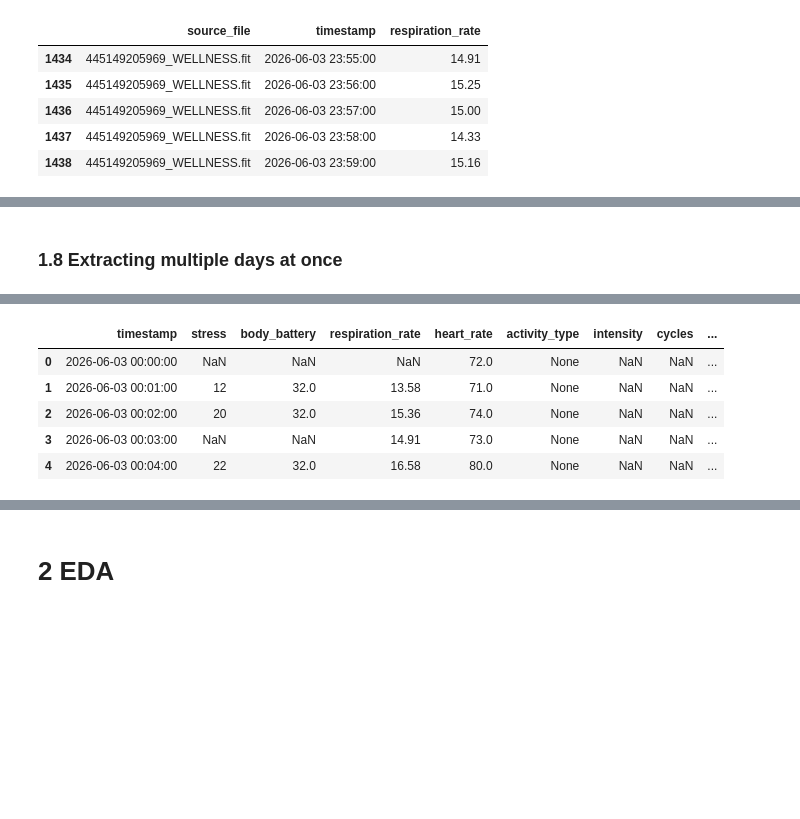
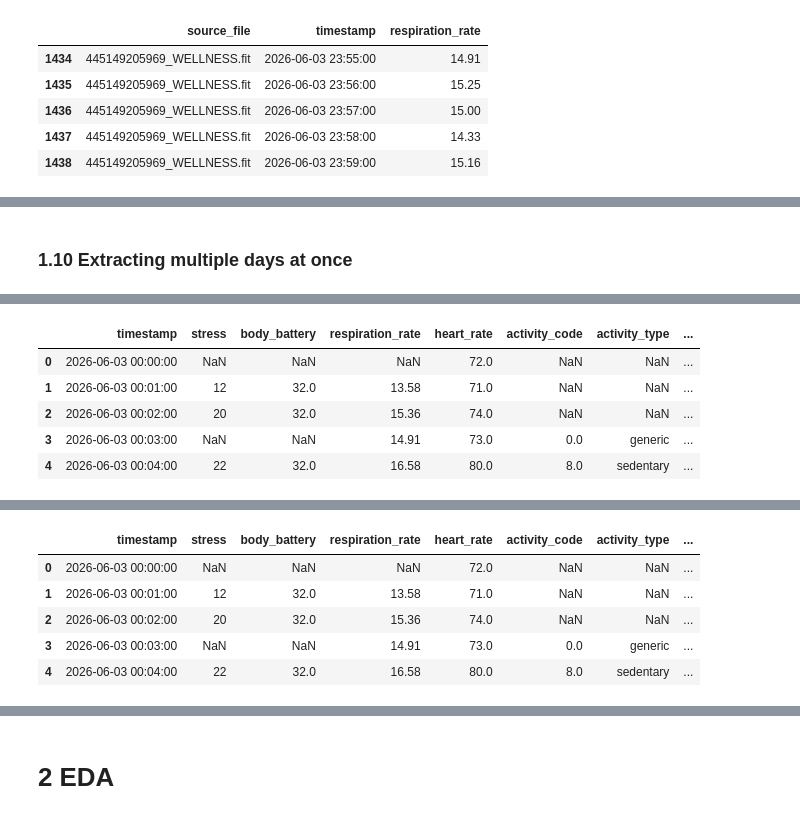
Before and after one commit to Xenoxort/ML4QS, a Jupyter notebook: notebooks/00_data_exportation.ipynb, the cells around one changed output, grey strips where cells are left out. Saved outputs shown, nothing was run; the diff lists cells and outputs as text; code cells hidden in the pictures; blank space fills up the shorter version.

```diff
--- a/notebooks/00_data_exportation.ipynb
+++ b/notebooks/00_data_exportation.ipynb
@@ -551,6 +718,7 @@ daily_df = build_daily_df(
     body_battery_df,
     respiration_df,
     monitoring_df,
+    events_df,
     first_date
 )
 
@@ -633,10 +864,12 @@ def save_daily_df(
 def extract_day(
     curr_date,
     local_offset,
-    garmin_epoch
+    garmin_epoch,
+    cognitive_logs
 ):
     """
     Complete extraction pipeline for one day.
+    Returns one 1-minute dataframe for curr_date.
     """
 
     data_dir = Path(f"../data/{curr_date}")
@@ -669,20 +902,35 @@ def extract_day(
         curr_date
     )
 
+    events_df = extract_activity_events(
+        wellness_files,
+        garmin_epoch,
+        local_offset
+    )
+
     daily_df = build_daily_df(
         stress_df,
         body_battery_df,
         respiration_df,
         monitoring_df,
+        events_df,
         curr_date
     )
 
+    daily_df = add_cognitive_target(
+        daily_df,
+        curr_date,
+        cognitive_logs
+    )
+
+    #daily_df["date"] = pd.to_datetime(curr_date).date()
+
     return daily_df
 # %% [markdown]
-### 1.8 Extracting multiple days at once
+### 1.10 Extracting multiple days at once
 # %%
 # ============================================================
-# Process all dates
+# Process all dates into one full dataframe
 # ============================================================
 
 dates = [
@@ -690,26 +938,46 @@ dates = [
     "2026-06-04"
 ]
 
+daily_dfs = []
+
 for curr_date in dates:
 
     print(f"\nProcessing {curr_date}")
 
-    daily_df = extract_day(
+    day_df = extract_day(
         curr_date,
         LOCAL_OFFSET,
-        GARMIN_EPOCH
+        GARMIN_EPOCH,
+        COGNITIVE_LOGS
     )
 
-    save_daily_df(
-        daily_df,
-        curr_date
-    )
+    daily_dfs.append(day_df)
 
-    print("Shape:", daily_df.shape)
+    print("Shape:", day_df.shape)
 
     print("\nMissing values:")
-    print(daily_df.isna().sum())
+    print(day_df.isna().sum())
 
-    display(daily_df.head())
+    display(day_df.head())
+
+full_df = (
+    pd.concat(
+        daily_dfs,
+        ignore_index=True
+    )
+)
+
+save_full_df(
+    full_df,
+    filename="full_df.csv"
+)
+
+print("\nFull dataframe shape:", full_df.shape)
+
+print("\nFull dataframe missing values:")
+print(full_df.isna().sum())
+
+display(full_df.head())
+display(full_df.tail())
 # %% [output]
 Processing 2026-06-03
@@ -730,8 +995,8 @@ active_calories     1355
 dtype: int64
-|  | timestamp | stress | body_battery | respiration_rate | heart_rate | activity_type | intensity | cycles | ... |
-| 0 | 2026-06-03 00:00:00 | NaN | NaN | NaN | 72.0 | None | NaN | NaN | ... |
-| 1 | 2026-06-03 00:01:00 | 12 | 32.0 | 13.58 | 71.0 | None | NaN | NaN | ... |
-| 2 | 2026-06-03 00:02:00 | 20 | 32.0 | 15.36 | 74.0 | None | NaN | NaN | ... |
-| 3 | 2026-06-03 00:03:00 | NaN | NaN | 14.91 | 73.0 | None | NaN | NaN | ... |
-| 4 | 2026-06-03 00:04:00 | 22 | 32.0 | 16.58 | 80.0 | None | NaN | NaN | ... |
+|  | timestamp | stress | body_battery | respiration_rate | heart_rate | activity_code | activity_type | ... |
+| 0 | 2026-06-03 00:00:00 | NaN | NaN | NaN | 72.0 | NaN | NaN | ... |
+| 1 | 2026-06-03 00:01:00 | 12 | 32.0 | 13.58 | 71.0 | NaN | NaN | ... |
+| 2 | 2026-06-03 00:02:00 | 20 | 32.0 | 15.36 | 74.0 | NaN | NaN | ... |
+| 3 | 2026-06-03 00:03:00 | NaN | NaN | 14.91 | 73.0 | 0.0 | generic | ... |
+| 4 | 2026-06-03 00:04:00 | 22 | 32.0 | 16.58 | 80.0 | 8.0 | sedentary | ... |
 Processing 2026-06-04
@@ -758,0 +1035,6 @@ dtype: int64
+|  | timestamp | stress | body_battery | respiration_rate | heart_rate | activity_code | activity_type | ... |
+| 0 | 2026-06-03 00:00:00 | NaN | NaN | NaN | 72.0 | NaN | NaN | ... |
+| 1 | 2026-06-03 00:01:00 | 12 | 32.0 | 13.58 | 71.0 | NaN | NaN | ... |
+| 2 | 2026-06-03 00:02:00 | 20 | 32.0 | 15.36 | 74.0 | NaN | NaN | ... |
+| 3 | 2026-06-03 00:03:00 | NaN | NaN | 14.91 | 73.0 | 0.0 | generic | ... |
+| 4 | 2026-06-03 00:04:00 | 22 | 32.0 | 16.58 | 80.0 | 8.0 | sedentary | ... |
```
Also changed, not shown: parts of 25 cells of this notebook, 17 other files.
